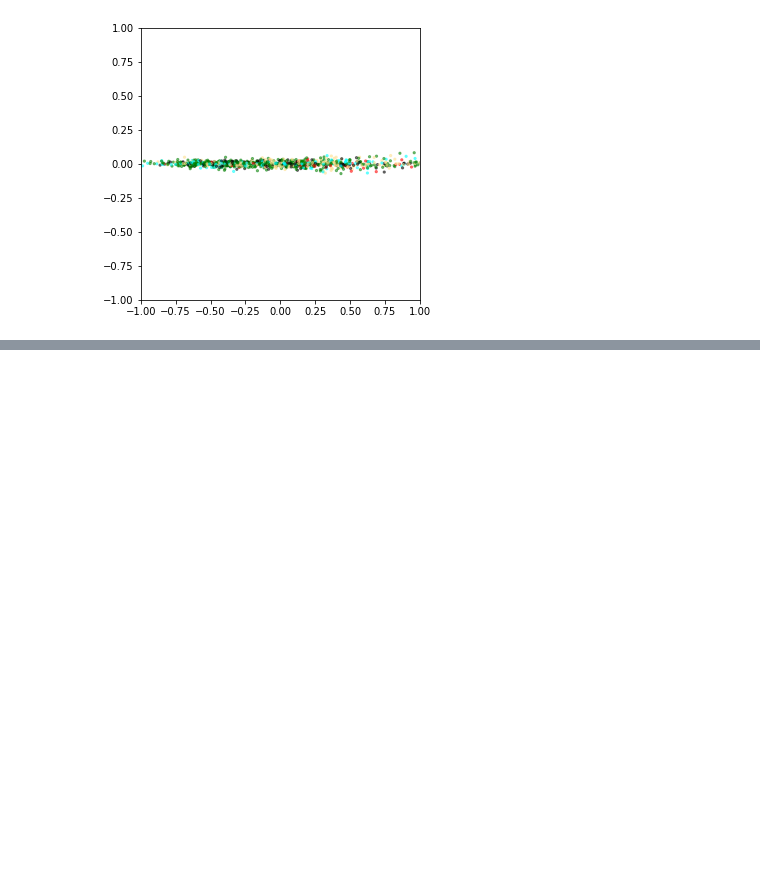
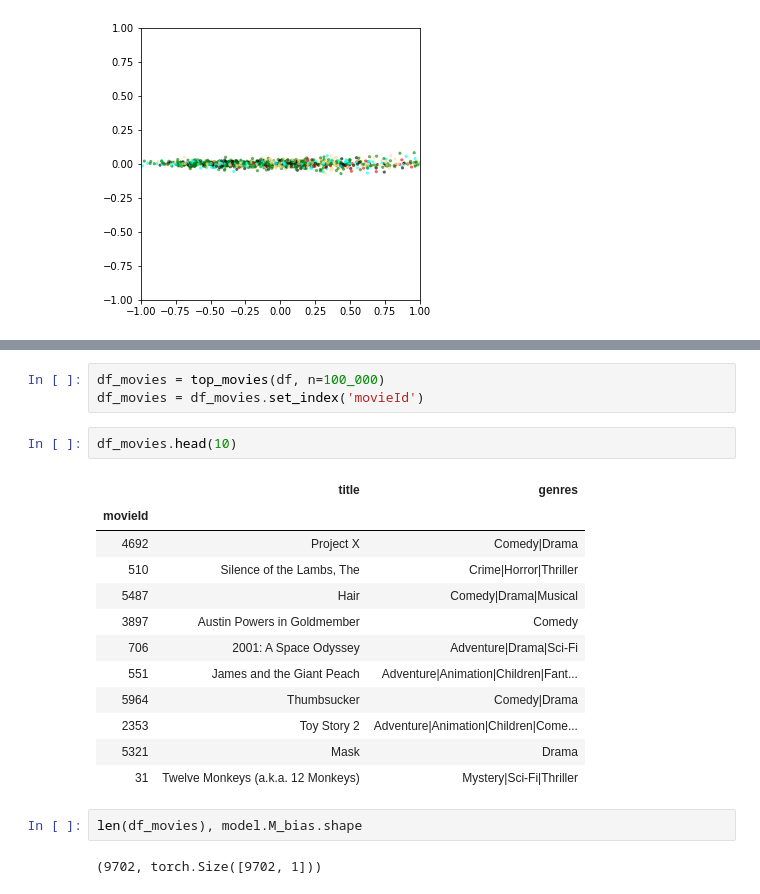
Before and after one commit to parrt/playdl, a Jupyter notebook: notebooks/collaborative-filtering-pytorch-optimizers.ipynb, the cells around one changed output, grey strips where cells are left out. Saved outputs shown, nothing was run; the diff lists cells and outputs as text; blank space fills up the shorter version.

```diff
--- a/notebooks/collaborative-filtering-pytorch-optimizers.ipynb
+++ b/notebooks/collaborative-filtering-pytorch-optimizers.ipynb
@@ -353,0 +405,22 @@ plot_bokeh_comend_drama_embeddings(df_movies, vecs2D)
+# %%
+df_movies = top_movies(df, n=100_000)
+df_movies = df_movies.set_index('movieId')
+# %%
+df_movies.head(10)
+# %% [output]
+|  | title | genres |
+| movieId |  |  |
+| 4692 | Project X | Comedy|Drama |
+| 510 | Silence of the Lambs, The | Crime|Horror|Thriller |
+| 5487 | Hair | Comedy|Drama|Musical |
+| 3897 | Austin Powers in Goldmember | Comedy |
+| 706 | 2001: A Space Odyssey | Adventure|Drama|Sci-Fi |
+| 551 | James and the Giant Peach | Adventure|Animation|Children|Fant... |
+| 5964 | Thumbsucker | Comedy|Drama |
+| 2353 | Toy Story 2 | Adventure|Animation|Children|Come... |
+| 5321 | Mask | Drama |
+| 31 | Twelve Monkeys (a.k.a. 12 Monkeys) | Mystery|Sci-Fi|Thriller |
+# %%
+len(df_movies), model.M_bias.shape
+# %% [output]
+(9702, torch.Size([9702, 1]))
```
Also changed, not shown: parts of 10 cells of this notebook.
